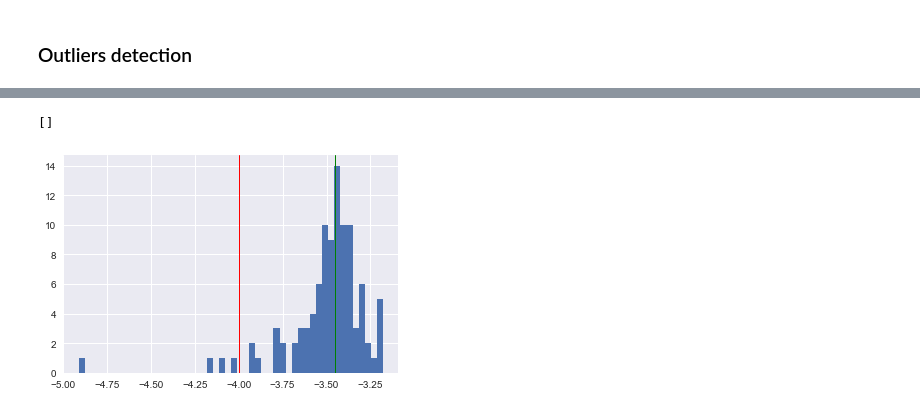
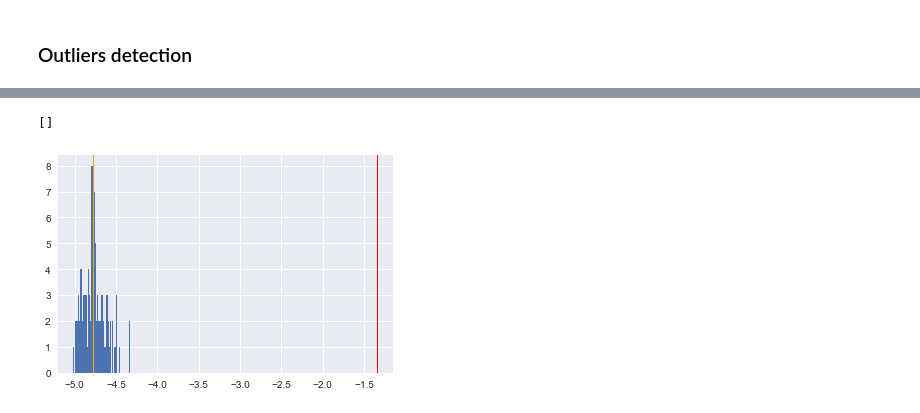
Before and after one commit to anthonyhu/aerosol-depth-prediction, a Jupyter notebook: Exploratory data analysis.ipynb, the cells around one changed output, grey strips where cells are left out. Cells and saved outputs as stored; diff of their text form; code cells hidden in the pictures.

Commit message:
Outliers with high MSE value

```diff
--- a/Exploratory data analysis.ipynb
+++ b/Exploratory data analysis.ipynb
@@ -189,8 +190,17 @@ train_copy, test_copy = load_data()
 # Parameters
 n_threads = -1
 random_seed = 22
+# %%
+kf = KFold(5)
+
+count = 0
+for train_idx, validation_idx in kf.split(train_copy):
+    count += 1
+    if (count==5):
+        train_index = train_idx
+        validation_index = validation_idx
 # %%
-train_fold, validation_fold = train_copy[19600:].copy(), train_copy[:19600].copy()
+train_fold, validation_fold = train_copy.loc[train_index], train_copy.loc[validation_index]
 # %%
 # Preprocessing
 cols_excl = ["id", "y"]
@@ -349,7 +358,5 @@ y_hat_df_copy = y_hat_df.copy()
 # %%
-from scipy.stats import norm
-
-def add_pdf(data):
+def pdf_weight(data):
     cols = list(data.columns)
     X = data.copy()
 
@@ -392,2 +378,6 @@ add_pdf(y_hat_df)
+# %%
+y_hat_df = pdf_weight(y_hat_df)
+y_hat_med = y_hat_df.groupby("id").median()["y_hat"].to_dict()
+y_hat_df["y_hat_med"] = y_hat_df["id"].map(y_hat_med).values
 # %% [markdown]
 ### Outliers detection
@@ -423,10 +437,11 @@ y_summary.sort_values(by="RMSE")
 # %%
-y_hat_plot = y_hat_df[y_hat_df["id"] == 1]
+y_hat_plot = y_hat_df[y_hat_df["id"] == 960]
 
 plt.hist(y_hat_plot["y_hat"], bins=50)
 plt.axvline(x=y_hat_plot["y"].unique(), linewidth=1, color="red")
 plt.axvline(x=y_hat_plot["y_hat_med"].unique(), linewidth=1, color="green")
+plt.axvline(x=y_hat_plot["y_hat_weighted_sum"].unique(), linewidth=1, color="orange")
 plt.plot()
 # %% [output]
 []
-[figure, old version]
+[figure, new version]
```
Also changed, not shown: parts of 15 cells of this notebook, 5 other files.
